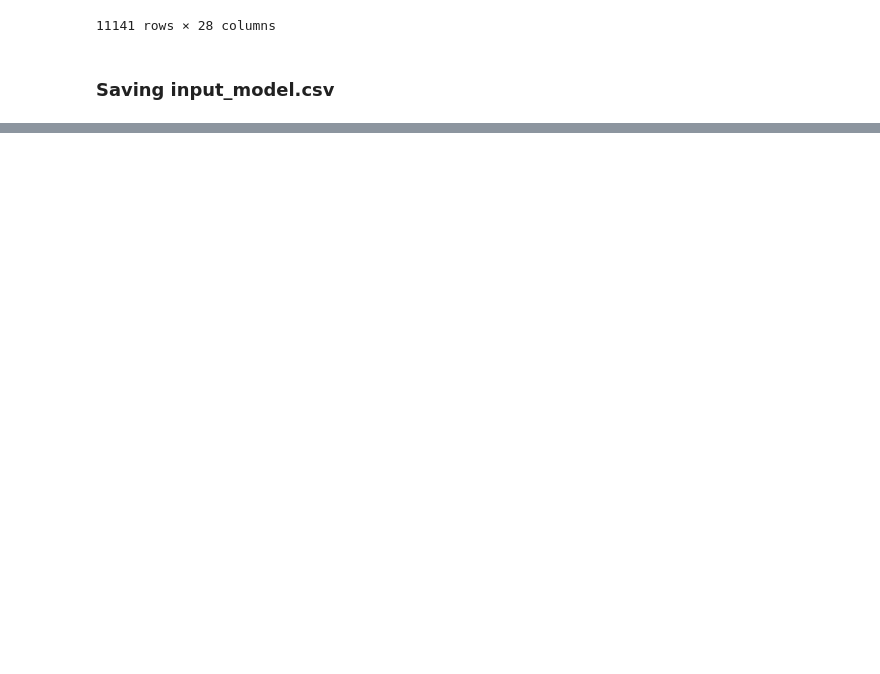
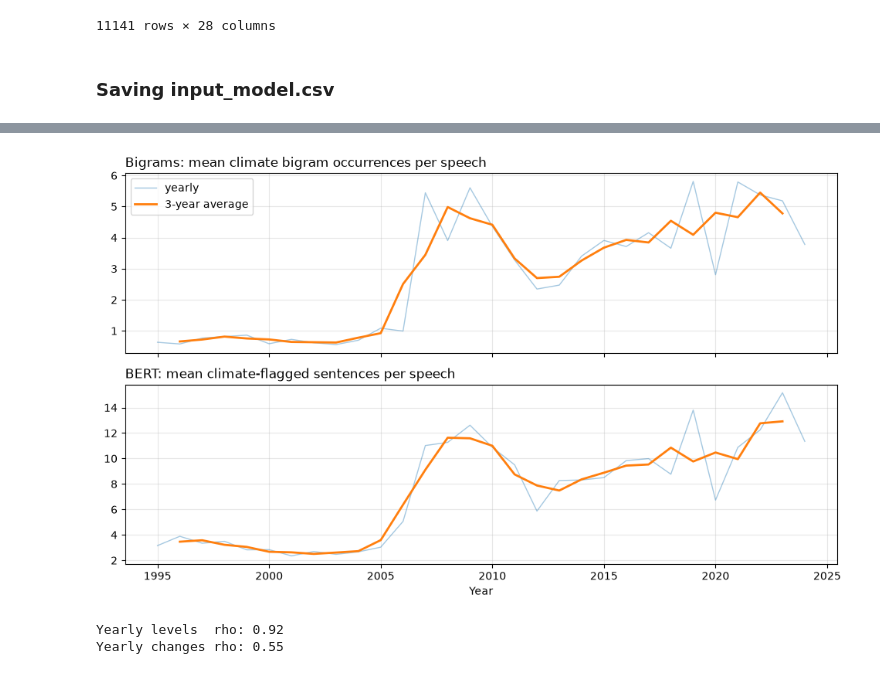
Before and after one commit to jacobgroot/FDS, a Jupyter notebook: exploratory_calixto.ipynb, the cells around one changed output, grey strips where cells are left out. Drawn from its saved outputs; the diff is of its cells as text; code cells hidden in the pictures; blank space fills up the shorter version.

```diff
--- a/exploratory_calixto.ipynb
+++ b/exploratory_calixto.ipynb
@@ -654,0 +668,22 @@ plt.show()
+# %%
+yearly = df_clean.groupby(level="year")[["bigrams_count", "BERT_sentence_count"]].mean()
+
+fig, axes = plt.subplots(2, 1, figsize=(10, 6), sharex=True)
+panels = [("bigrams_count", "Bigrams: mean climate bigram occurrences per speech"),
+          ("BERT_sentence_count", "BERT: mean climate-flagged sentences per speech")]
+for ax, (col, title) in zip(axes, panels):
+    ax.plot(yearly.index, yearly[col], linewidth=1, alpha=0.4, label="yearly")
+    ax.plot(yearly.index, yearly[col].rolling(3, center=True).mean(), linewidth=2, label="3-year average")
+    ax.set_title(title, loc="left")
+    ax.grid(alpha=0.3)
+axes[0].legend(loc="upper left")
+axes[-1].set_xlabel("Year")
+plt.tight_layout()
+plt.show()
+
+print("Yearly levels  rho:", round(yearly.corr(method="spearman").iloc[0, 1], 2))
+print("Yearly changes rho:", round(yearly.diff().corr(method="spearman").iloc[0, 1], 2))
+# %% [output]
+[figure, added]
+Yearly levels  rho: 0.92
+Yearly changes rho: 0.55
```
Also changed, not shown: parts of 23 cells of this notebook, 3 other files.
